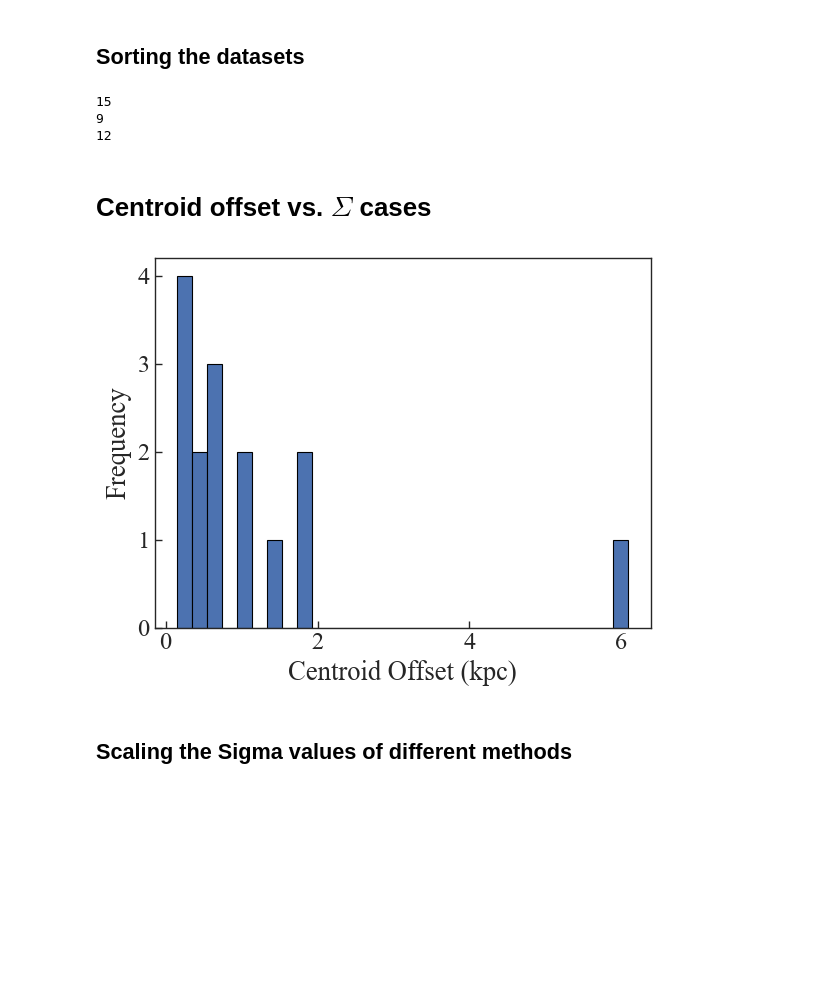
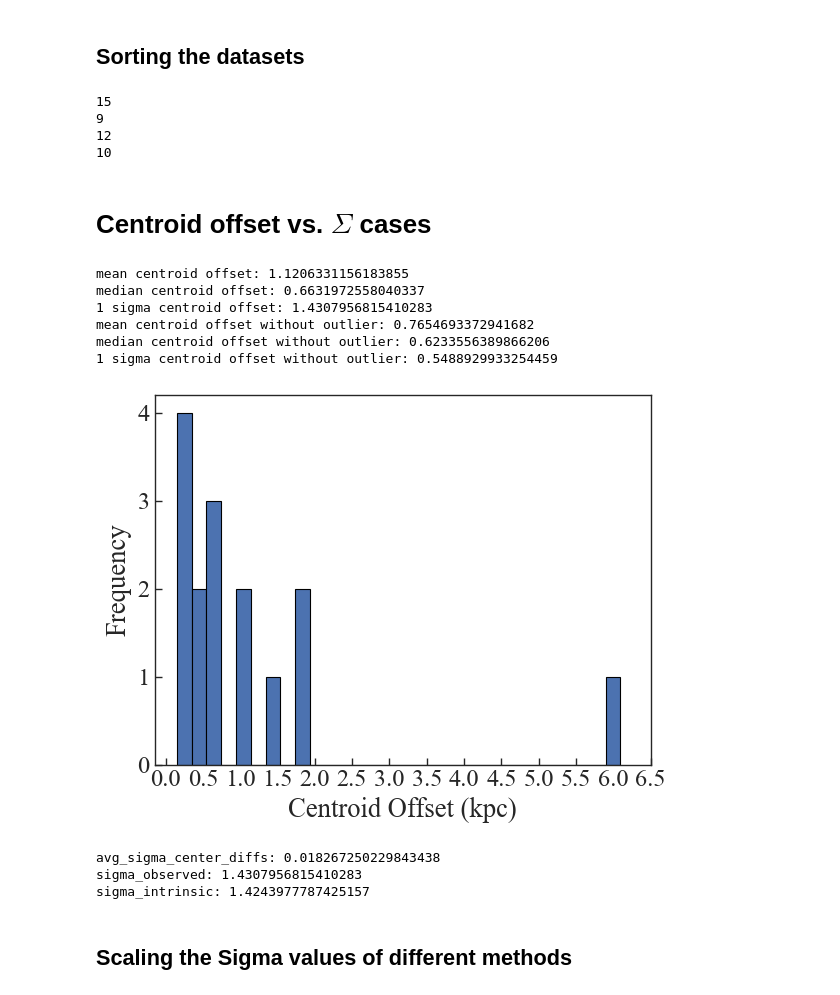
Before and after one commit to AstroBridge/BDLensing, a Jupyter notebook: analysis/correlation_centroidoff_angularoff.ipynb, the cells around one changed output. Saved outputs shown, nothing was run; the diff lists cells and outputs as text; code cells hidden in the pictures; blank space fills up the shorter version.

```diff
--- a/analysis/correlation_centroidoff_angularoff.ipynb
+++ b/analysis/correlation_centroidoff_angularoff.ipynb
@@ -1201,20 +1257,60 @@ print(len(Sigma_10a_dset_ex_q_l))
 
 # Number of data points after removing gamma fixed
 print(len(Sigma_10a_dset_ex_gamma))
+
+# Number of data points after removing pa < 14 degrees
+print(len(Sigma_10a_dset_ex_pa))
 # %% [output]
 15
 9
 12
+10
 # %% [markdown]
 # Centroid offset vs.  $\Sigma$ cases
 # %%
-# Data points for centroid offset
+from scipy.stats import norm
+# Calculating the mean centroid offset and 1 sigma of centroid offset
+print("mean centroid offset: {0}".format(mean(center_diffs)))
+print("median centroid offset: {0}".format(np.median(center_diffs)))
+# 1 sigma of centroid offset
+print("1 sigma centroid offset: {0}".format(np.std(center_diffs)))
+
+# Calculating the mean, median and 68th percentile without the outlier
+center_diffs_no_outlier = [x for x in center_diffs if x < 4]
+print("mean centroid offset without outlier: {0}".format(mean(center_diffs_no_outlier)))
+print("median centroid offset without outlier: {0}".format(np.median(center_diffs_no_outlier)))
+# 1 sigma of centroid offset without the outlier
+print("1 sigma centroid offset without outlier: {0}".format(np.std(center_diffs_no_outlier)))
+
 plt.hist(center_diffs, bins=30, edgecolor='black')
+plt.xticks(np.arange(0.0, 7, 0.5))
 plt.xlabel('Centroid Offset (kpc)')
 plt.ylabel('Frequency')
 plt.show()
 # %% [output]
+mean centroid offset: 1.1206331156183855
+median centroid offset: 0.6631972558040337
+1 sigma centroid offset: 1.4307956815410283
+mean centroid offset without outlier: 0.7654693372941682
+median centroid offset without outlier: 0.6233556389866206
+1 sigma centroid offset without outlier: 0.5488929933254459
-[figure, old version]
+[figure, new version]
+# %%
+# Compute the intrinsic variance of centroid offset
+# The average of the squared individual uncertainties
+sigma_center_diffs_sq = [x**2 for x in sigma_center_diffs]
+avg_sigma_center_diffs_sq = np.mean(sigma_center_diffs_sq)
+
+# Compute sigma_intrinsic
+sigma_intrinsic = np.sqrt(np.std(center_diffs)**2 - avg_sigma_center_diffs_sq)
+
+print("avg_sigma_center_diffs: {0}".format(avg_sigma_center_diffs_sq))
+print("sigma_observed: {0}".format(np.std(center_diffs)))
+print("sigma_intrinsic: {0}".format(sigma_intrinsic))
+# %% [output]
+avg_sigma_center_diffs: 0.018267250229843438
+sigma_observed: 1.4307956815410283
+sigma_intrinsic: 1.4243977787425157
 # %% [markdown]
 ## Scaling the Sigma values of different methods
 # %%
```
Also changed, not shown: parts of 8 cells of this notebook, 13 other files.
